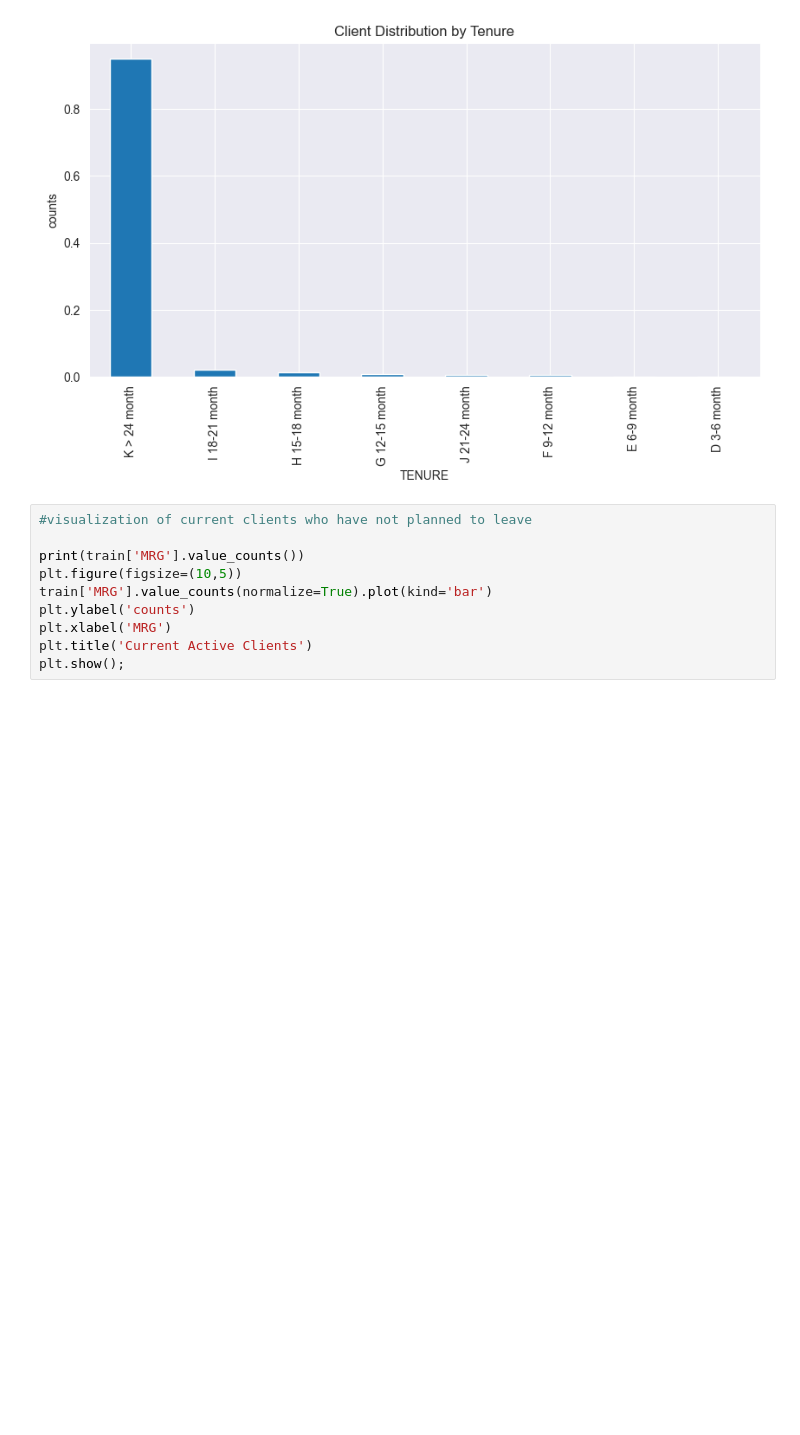
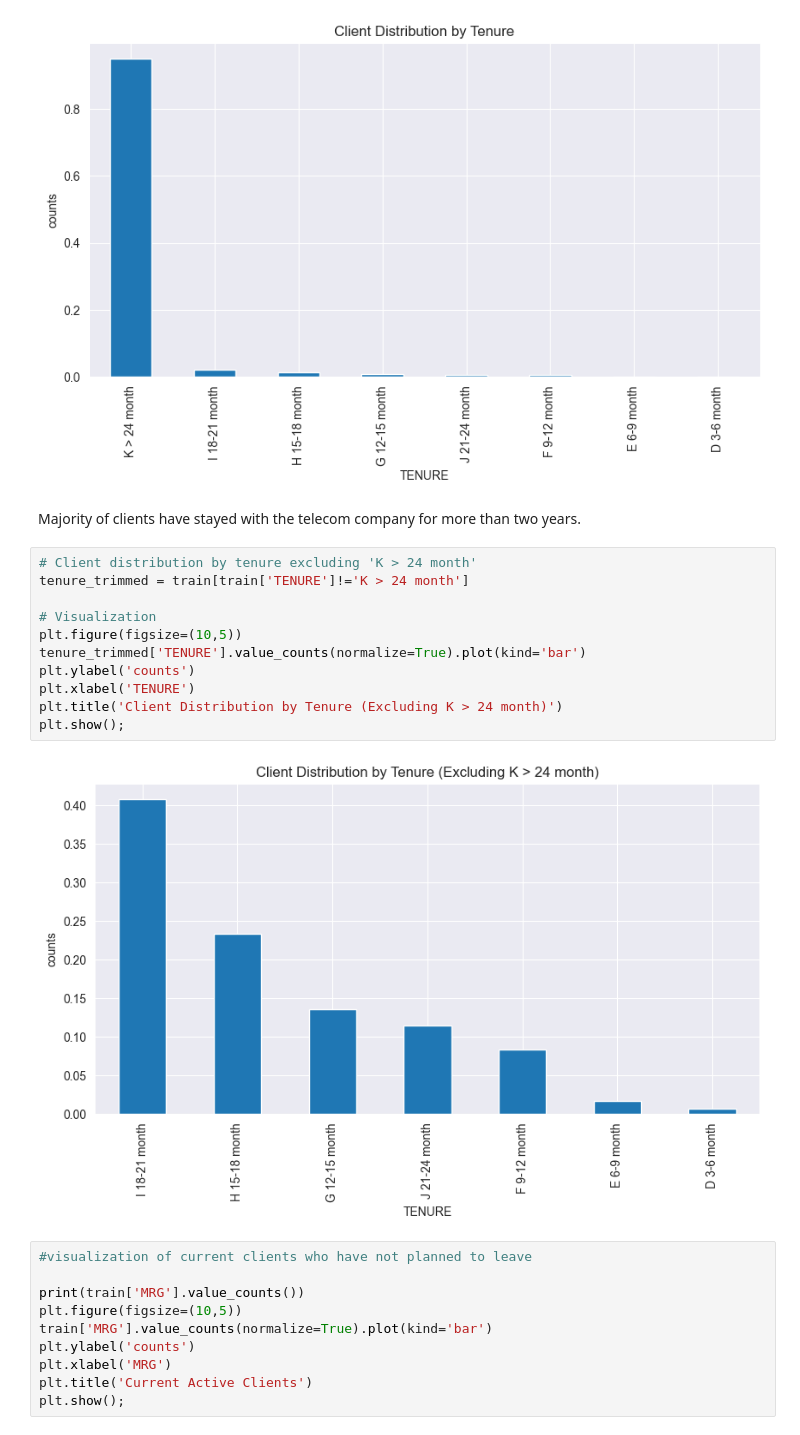
Before and after one commit to kaitany/Capstone_Project, a Jupyter notebook: notebook/customer_churn.ipynb, the cells around one changed output. Drawn from its saved outputs; the diff is of its cells as text; blank space fills up the shorter version.

```diff
--- a/notebook/StarterNotebook.ipynb
+++ b/notebook/customer_churn.ipynb
@@ -370,6 +370,21 @@ E 6-9 month          929
 D 3-6 month          387
 Name: count, dtype: int64
 [figure]
+# %% [markdown]
+Majority of clients have stayed with the telecom company for more than two years.
+# %%
+# Client distribution by tenure excluding 'K > 24 month'
+tenure_trimmed = train[train['TENURE']!='K > 24 month']
+
+# Visualization
+plt.figure(figsize=(10,5))
+tenure_trimmed['TENURE'].value_counts(normalize=True).plot(kind='bar')
+plt.ylabel('counts')
+plt.xlabel('TENURE')
+plt.title('Client Distribution by Tenure (Excluding K > 24 month)')
+plt.show();
+# %% [output]
+[figure, added]
 # %%
 #visualization of current clients who have not planned to leave
 
```
Also changed, not shown: parts of 4 cells of this notebook.
